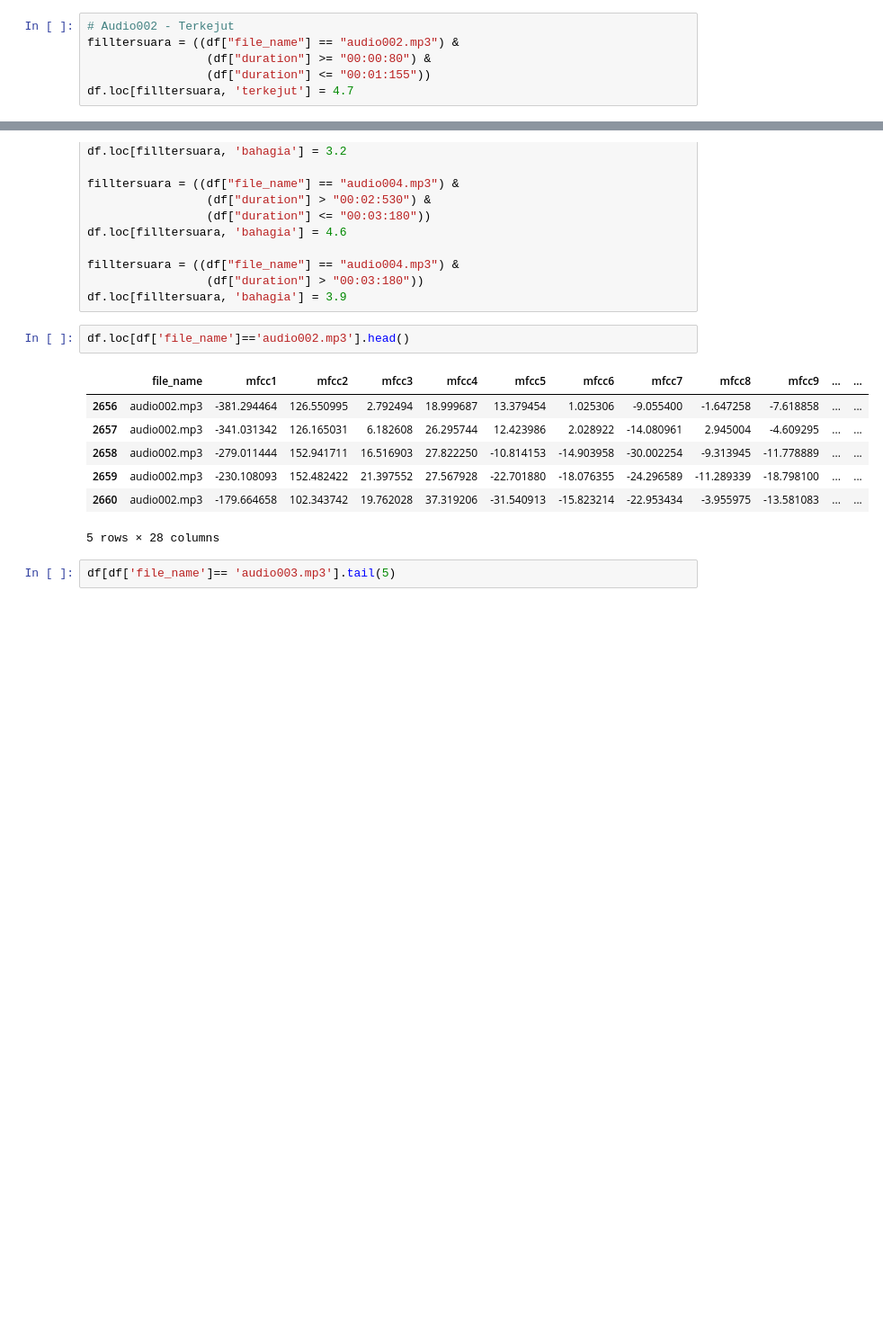
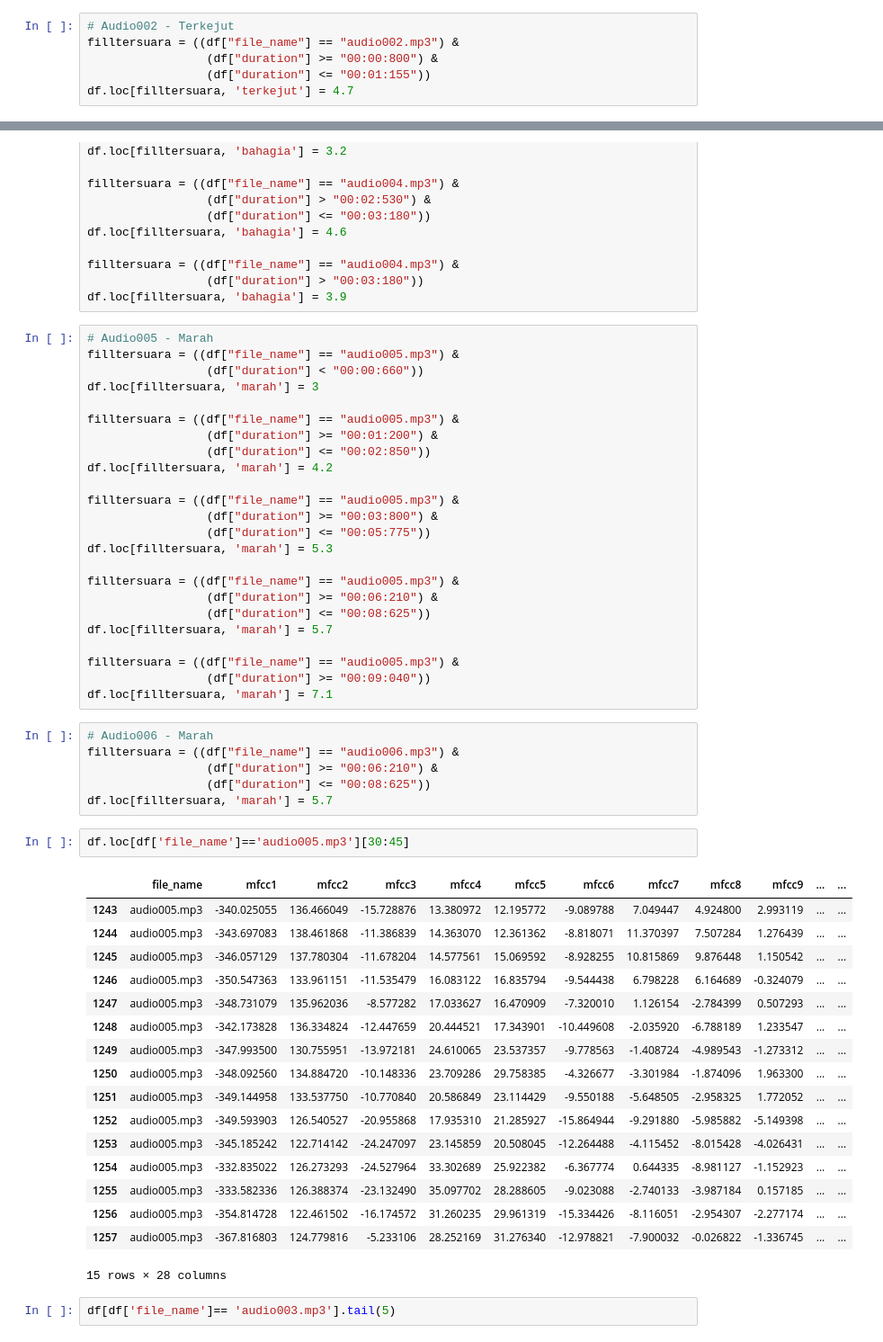
Before and after one commit to mwahid60/audio_preprocesing, a Jupyter notebook: emotion.ipynb, the cells around one changed output, grey strips where cells are left out. Shown at 90% size. Cells and saved outputs as stored; diff of their text form; blank space fills up the shorter version.

Commit message:
add audio & label

```diff
--- a/emotion.ipynb
+++ b/emotion.ipynb
@@ -131,6 +151,6 @@ df.loc[filltersuara, 'terkejut'] = 3.2
 # %%
 # Audio002 - Terkejut
 filltersuara = ((df["file_name"] == "audio002.mp3") &
-                 (df["duration"] >= "00:00:80") &
+                 (df["duration"] >= "00:00:800") &
                  (df["duration"] <= "00:01:155"))
 df.loc[filltersuara, 'terkejut'] = 4.7
@@ -164,16 +199,56 @@ df.loc[filltersuara, 'bahagia'] = 4.6
 filltersuara = ((df["file_name"] == "audio004.mp3") &
                  (df["duration"] > "00:03:180"))
 df.loc[filltersuara, 'bahagia'] = 3.9
+# %%
+# Audio005 - Marah
+filltersuara = ((df["file_name"] == "audio005.mp3") &
+                 (df["duration"] < "00:00:660"))
+df.loc[filltersuara, 'marah'] = 3
+
+filltersuara = ((df["file_name"] == "audio005.mp3") &
+                 (df["duration"] >= "00:01:200") &
+                 (df["duration"] <= "00:02:850"))
+df.loc[filltersuara, 'marah'] = 4.2
+
+filltersuara = ((df["file_name"] == "audio005.mp3") &
+                 (df["duration"] >= "00:03:800") &
+                 (df["duration"] <= "00:05:775"))
+df.loc[filltersuara, 'marah'] = 5.3
+
+filltersuara = ((df["file_name"] == "audio005.mp3") &
+                 (df["duration"] >= "00:06:210") &
+                 (df["duration"] <= "00:08:625"))
+df.loc[filltersuara, 'marah'] = 5.7
+
+filltersuara = ((df["file_name"] == "audio005.mp3") &
+                 (df["duration"] >= "00:09:040"))
+df.loc[filltersuara, 'marah'] = 7.1
+# %%
+# Audio006 - Marah
+filltersuara = ((df["file_name"] == "audio006.mp3") &
+                 (df["duration"] >= "00:06:210") &
+                 (df["duration"] <= "00:08:625"))
+df.loc[filltersuara, 'marah'] = 5.7
 # %%
-df.loc[df['file_name']=='audio002.mp3'].head()
+df.loc[df['file_name']=='audio005.mp3'][30:45]
 # %% [output]
 |  | file_name | mfcc1 | mfcc2 | mfcc3 | mfcc4 | mfcc5 | mfcc6 | mfcc7 | mfcc8 | mfcc9 | ... | ... |
-| 2656 | audio002.mp3 | -381.294464 | 126.550995 | 2.792494 | 18.999687 | 13.379454 | 1.025306 | -9.055400 | -1.647258 | -7.618858 | ... | ... |
-| 2657 | audio002.mp3 | -341.031342 | 126.165031 | 6.182608 | 26.295744 | 12.423986 | 2.028922 | -14.080961 | 2.945004 | -4.609295 | ... | ... |
-| 2658 | audio002.mp3 | -279.011444 | 152.941711 | 16.516903 | 27.822250 | -10.814153 | -14.903958 | -30.002254 | -9.313945 | -11.778889 | ... | ... |
-| 2659 | audio002.mp3 | -230.108093 | 152.482422 | 21.397552 | 27.567928 | -22.701880 | -18.076355 | -24.296589 | -11.289339 | -18.798100 | ... | ... |
-| 2660 | audio002.mp3 | -179.664658 | 102.343742 | 19.762028 | 37.319206 | -31.540913 | -15.823214 | -22.953434 | -3.955975 | -13.581083 | ... | ... |
+| 1243 | audio005.mp3 | -340.025055 | 136.466049 | -15.728876 | 13.380972 | 12.195772 | -9.089788 | 7.049447 | 4.924800 | 2.993119 | ... | ... |
+| 1244 | audio005.mp3 | -343.697083 | 138.461868 | -11.386839 | 14.363070 | 12.361362 | -8.818071 | 11.370397 | 7.507284 | 1.276439 | ... | ... |
+| 1245 | audio005.mp3 | -346.057129 | 137.780304 | -11.678204 | 14.577561 | 15.069592 | -8.928255 | 10.815869 | 9.876448 | 1.150542 | ... | ... |
+| 1246 | audio005.mp3 | -350.547363 | 133.961151 | -11.535479 | 16.083122 | 16.835794 | -9.544438 | 6.798228 | 6.164689 | -0.324079 | ... | ... |
+| 1247 | audio005.mp3 | -348.731079 | 135.962036 | -8.577282 | 17.033627 | 16.470909 | -7.320010 | 1.126154 | -2.784399 | 0.507293 | ... | ... |
+| 1248 | audio005.mp3 | -342.173828 | 136.334824 | -12.447659 | 20.444521 | 17.343901 | -10.449608 | -2.035920 | -6.788189 | 1.233547 | ... | ... |
+| 1249 | audio005.mp3 | -347.993500 | 130.755951 | -13.972181 | 24.610065 | 23.537357 | -9.778563 | -1.408724 | -4.989543 | -1.273312 | ... | ... |
+| 1250 | audio005.mp3 | -348.092560 | 134.884720 | -10.148336 | 23.709286 | 29.758385 | -4.326677 | -3.301984 | -1.874096 | 1.963300 | ... | ... |
+| 1251 | audio005.mp3 | -349.144958 | 133.537750 | -10.770840 | 20.586849 | 23.114429 | -9.550188 | -5.648505 | -2.958325 | 1.772052 | ... | ... |
+| 1252 | audio005.mp3 | -349.593903 | 126.540527 | -20.955868 | 17.935310 | 21.285927 | -15.864944 | -9.291880 | -5.985882 | -5.149398 | ... | ... |
+| 1253 | audio005.mp3 | -345.185242 | 122.714142 | -24.247097 | 23.145859 | 20.508045 | -12.264488 | -4.115452 | -8.015428 | -4.026431 | ... | ... |
+| 1254 | audio005.mp3 | -332.835022 | 126.273293 | -24.527964 | 33.302689 | 25.922382 | -6.367774 | 0.644335 | -8.981127 | -1.152923 | ... | ... |
+| 1255 | audio005.mp3 | -333.582336 | 126.388374 | -23.132490 | 35.097702 | 28.288605 | -9.023088 | -2.740133 | -3.987184 | 0.157185 | ... | ... |
+| 1256 | audio005.mp3 | -354.814728 | 122.461502 | -16.174572 | 31.260235 | 29.961319 | -15.334426 | -8.116051 | -2.954307 | -2.277174 | ... | ... |
+| 1257 | audio005.mp3 | -367.816803 | 124.779816 | -5.233106 | 28.252169 | 31.276340 | -12.978821 | -7.900032 | -0.026822 | -1.336745 | ... | ... |
-5 rows × 28 columns
+15 rows × 28 columns
 # %%
 df[df['file_name']== 'audio003.mp3'].tail(5)
 # %% [output]
```
Also changed, not shown: parts of 4 cells of this notebook, 2 other files.
